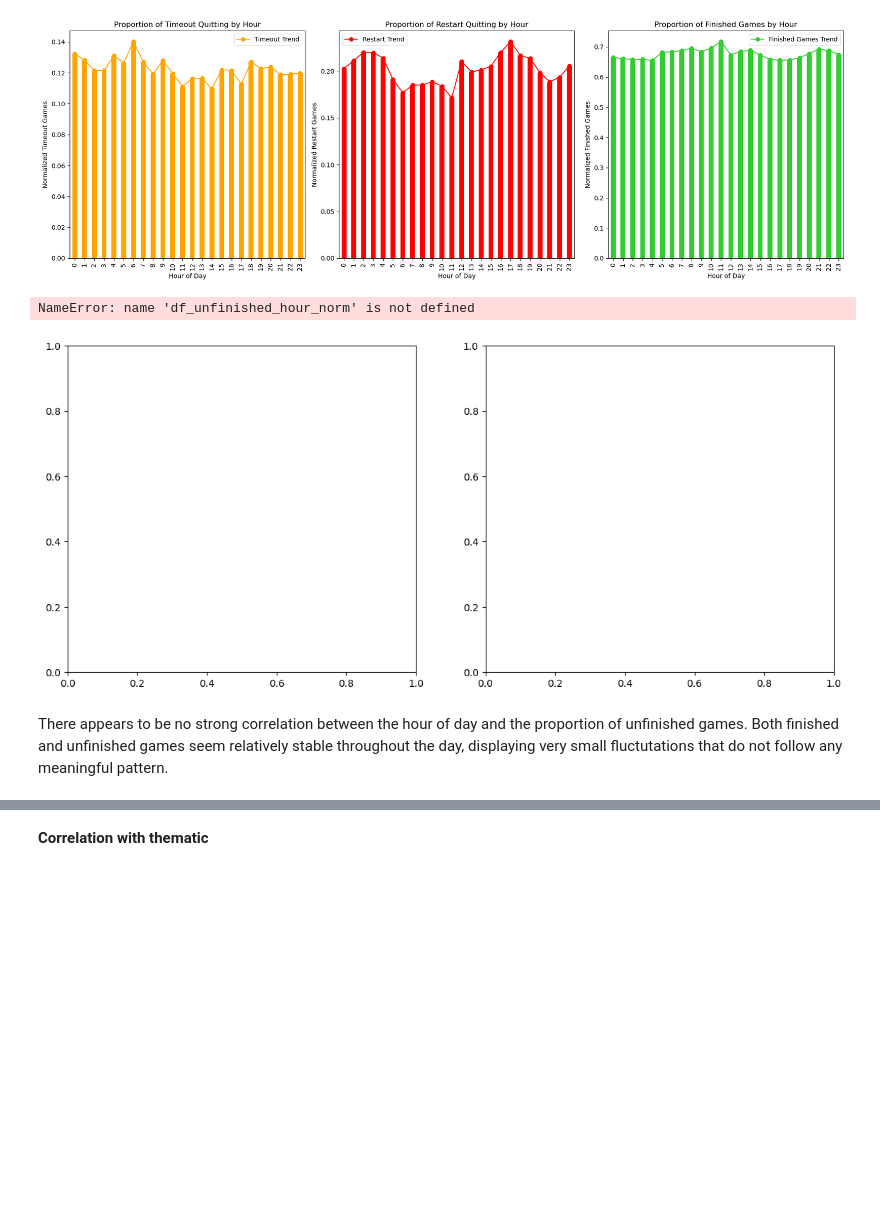
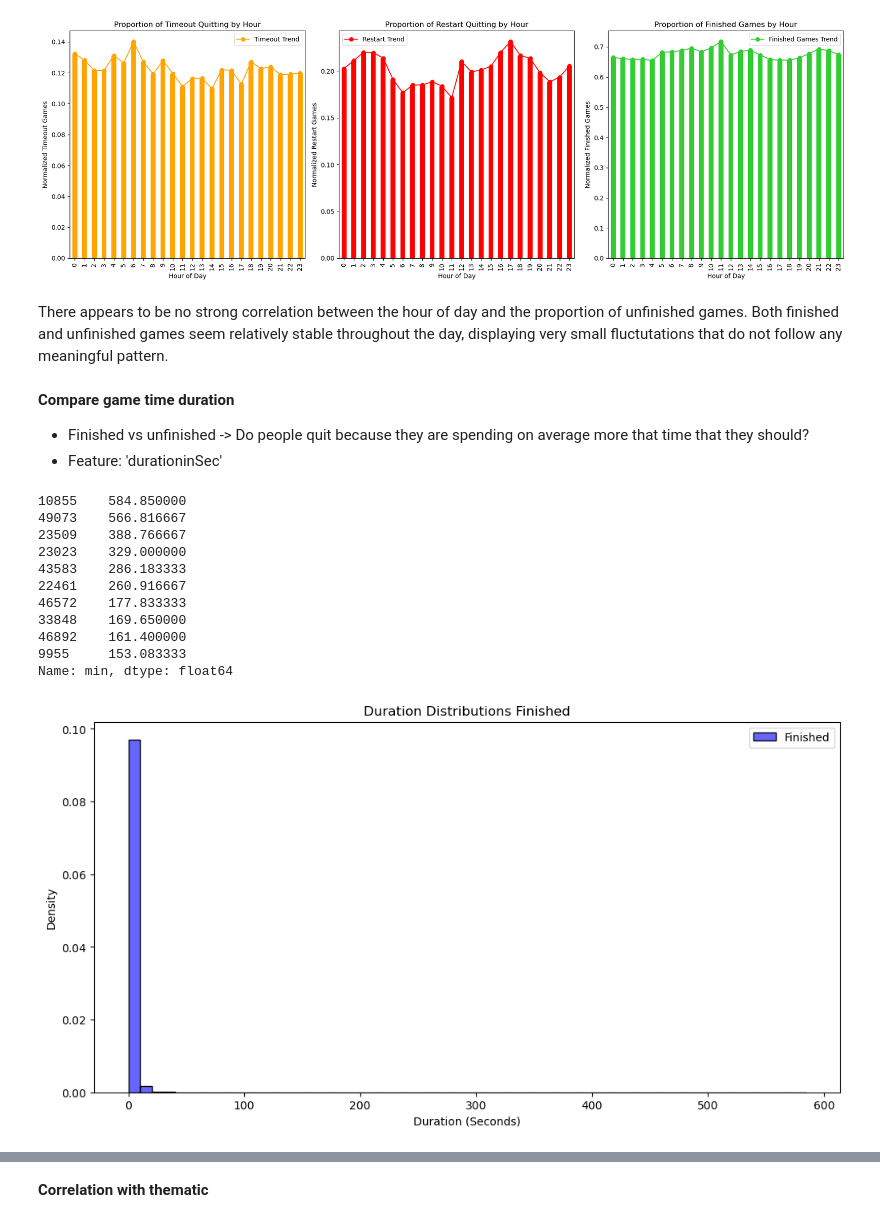
Before and after one commit to epfl-ada/ada-2024-project-ibm, a Jupyter notebook: quitting_correlations.ipynb, the cells around one changed output, grey strips where cells are left out. Saved outputs shown, nothing was run; the diff lists cells and outputs as text; code cells hidden in the pictures; blank space fills up the shorter version.

Commit message:
Initial correlations and graph analysis in results.ipynb; gitignore contains all analyses

```diff
--- a/quitting_correlations.ipynb
+++ b/quitting_correlations.ipynb
@@ -266,32 +228,9 @@ plt.show()
 # %% [output]
 [figure]
-# %%
-# Barplot for representing relation between proportion of finished and unfinished games vs hours
-
-fig, (ax0, ax1) = plt.subplots(ncols=2, figsize=(14, 6))
-
-# First subplot: normalized unfinished games barplot
-df_unfinished_hour_norm.plot(kind='bar', color='tomato', ax=ax0)
-ax0.set_title('Proportion of Unfinished Games by Hour')
-ax0.set_xlabel('Hour of day')
-ax0.set_ylabel('Normalized unfinished games')
-# Add line plot on top of the bar chart to see evolution
-ax0.plot(df_unfinished_hour_norm, color='tomato', marker='o', linestyle='-', label='Unfinished games trend')
-ax0.legend()
-
-# Second subplot: normalized finished games barplot
-df_finished_hour_norm.plot(kind='bar', color='limegreen', ax=ax1)
-ax1.set_title('Proportion of Finished Games by Hour')
-ax1.set_xlabel('Hour of day')
-ax1.set_ylabel('Normalized finished games')
-# Add a line plot
-ax1.plot(df_finished_hour_norm, color='limegreen', marker='o', linestyle='-', label='Finished games trend')
-ax1.legend()
-
-plt.tight_layout()
-plt.show()
-# %% [output]
-NameError: name 'df_unfinished_hour_norm' is not defined
-[figure, removed]
 # %% [markdown]
 There appears to be no strong correlation between the hour of day and the proportion of unfinished games. Both finished and unfinished games seem relatively stable throughout the day, displaying very small fluctutations that do not follow any meaningful pattern.
+# %% [markdown]
+**Compare game time duration**
+
+- Finished vs unfinished -> Do people quit because they are spending on average more that time that they should?
+- Feature: 'durationinSec'
@@ -297,0 +240,30 @@ There appears to be no strong correlation between the hour of day and the propor
+# %%
+
+
+plt.figure(figsize=(12, 6))
+
+top_durations = df_finished['min'].sort_values(ascending=False).head(10)
+print(top_durations)
+
+# Histogram for finished durations
+sns.histplot(df_finished['min'], color='blue', label='Finished', kde=False, stat="density", binwidth=10, alpha=0.6)
+
+# Labels and title
+plt.xlabel("Duration (Seconds)")
+plt.ylabel("Density")
+plt.title("Duration Distributions Finished")
+plt.legend()
+plt.show()
+# %% [output]
+10855    584.850000
+49073    566.816667
+23509    388.766667
+23023    329.000000
+43583    286.183333
+22461    260.916667
+46572    177.833333
+33848    169.650000
+46892    161.400000
+9955     153.083333
+Name: min, dtype: float64
+[figure, added]
```
Also changed, not shown: parts of 45 cells of this notebook, 6 other files.
